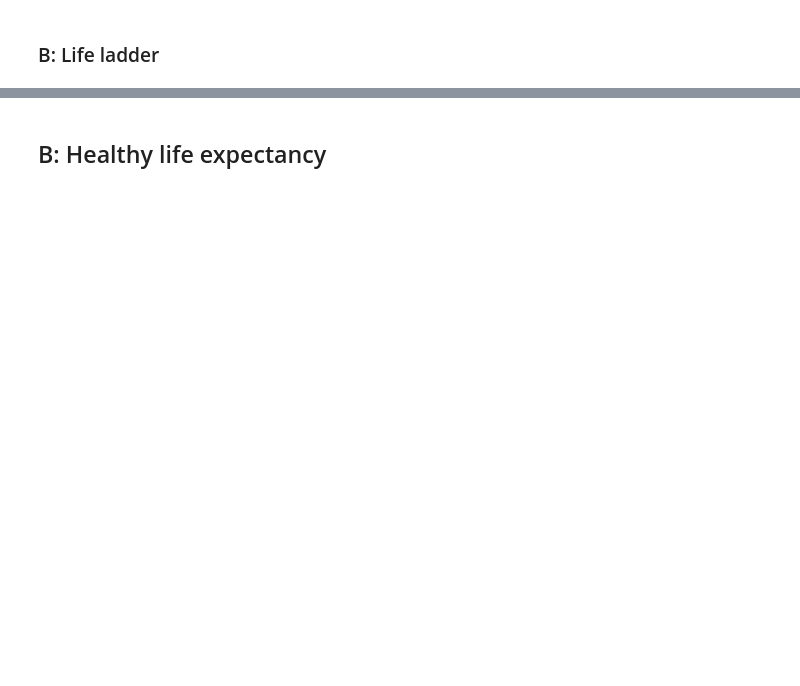
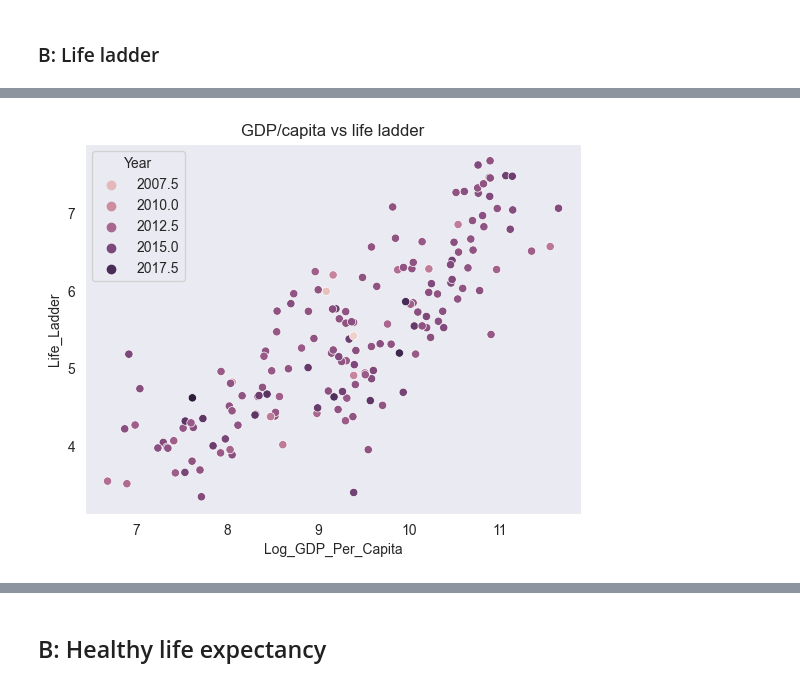
Before and after one commit to noob-noob1/Happiness-report, a Jupyter notebook: EDA.ipynb, the cells around one changed output, grey strips where cells are left out. Cells and saved outputs as stored; diff of their text form; code cells hidden in the pictures; blank space fills up the shorter version.

```diff
--- a/EDA.ipynb
+++ b/EDA.ipynb
@@ -87,0 +89,5 @@ ax.set_xlabel("Life ladder",fontdict={"size": 15});
+# %%
+sns.scatterplot(x="Log_GDP_Per_Capita",y="Life_Ladder", data=World_happiness_avg, hue="Year").set(title='GDP/capita vs life ladder');
+#it can clearly be seen that there is a linear relationship, meaning the richer countries are reporting better lives
+# %% [output]
+[figure, added]
```
Also changed, not shown: parts of 27 cells of this notebook.
